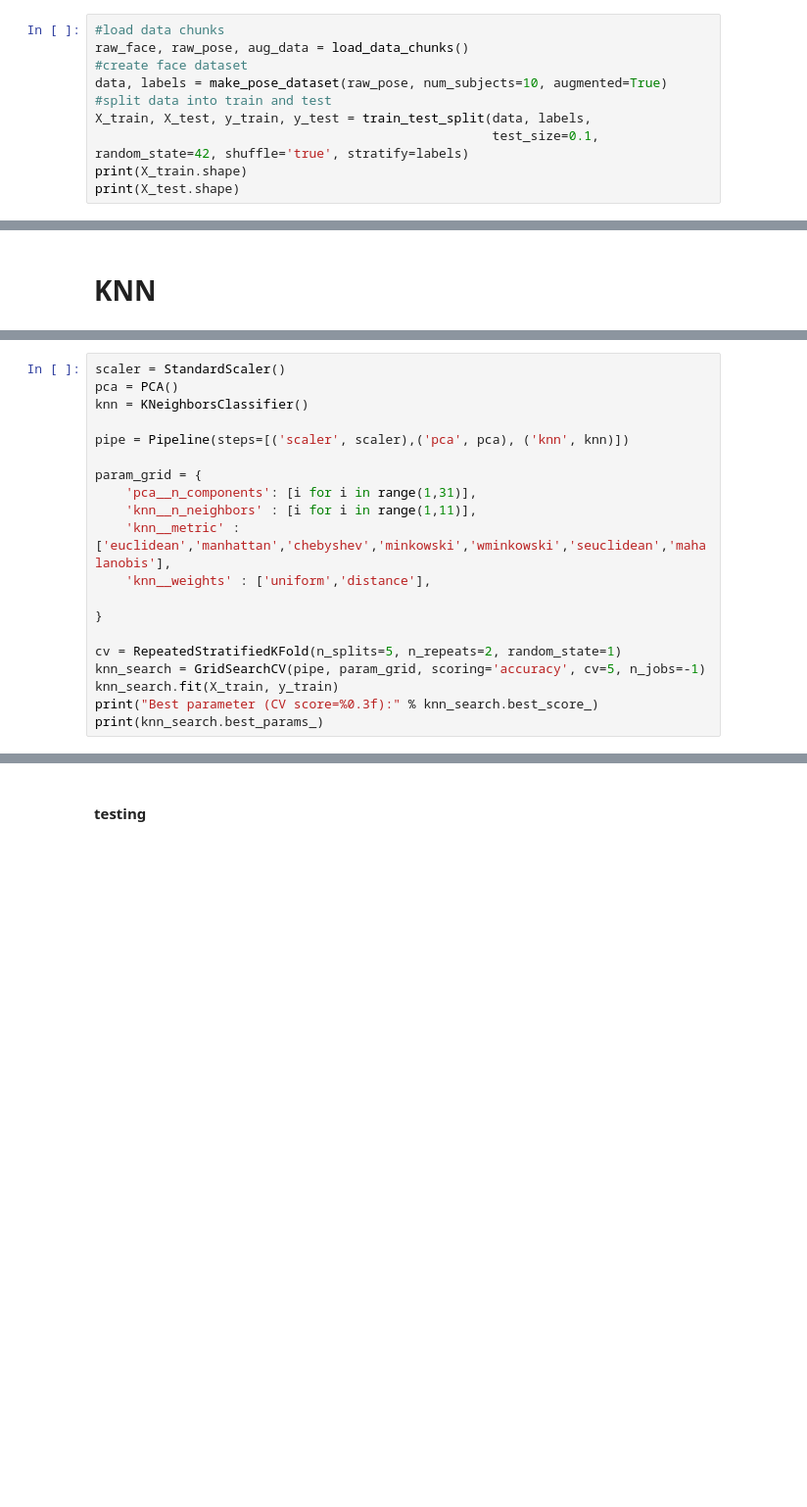
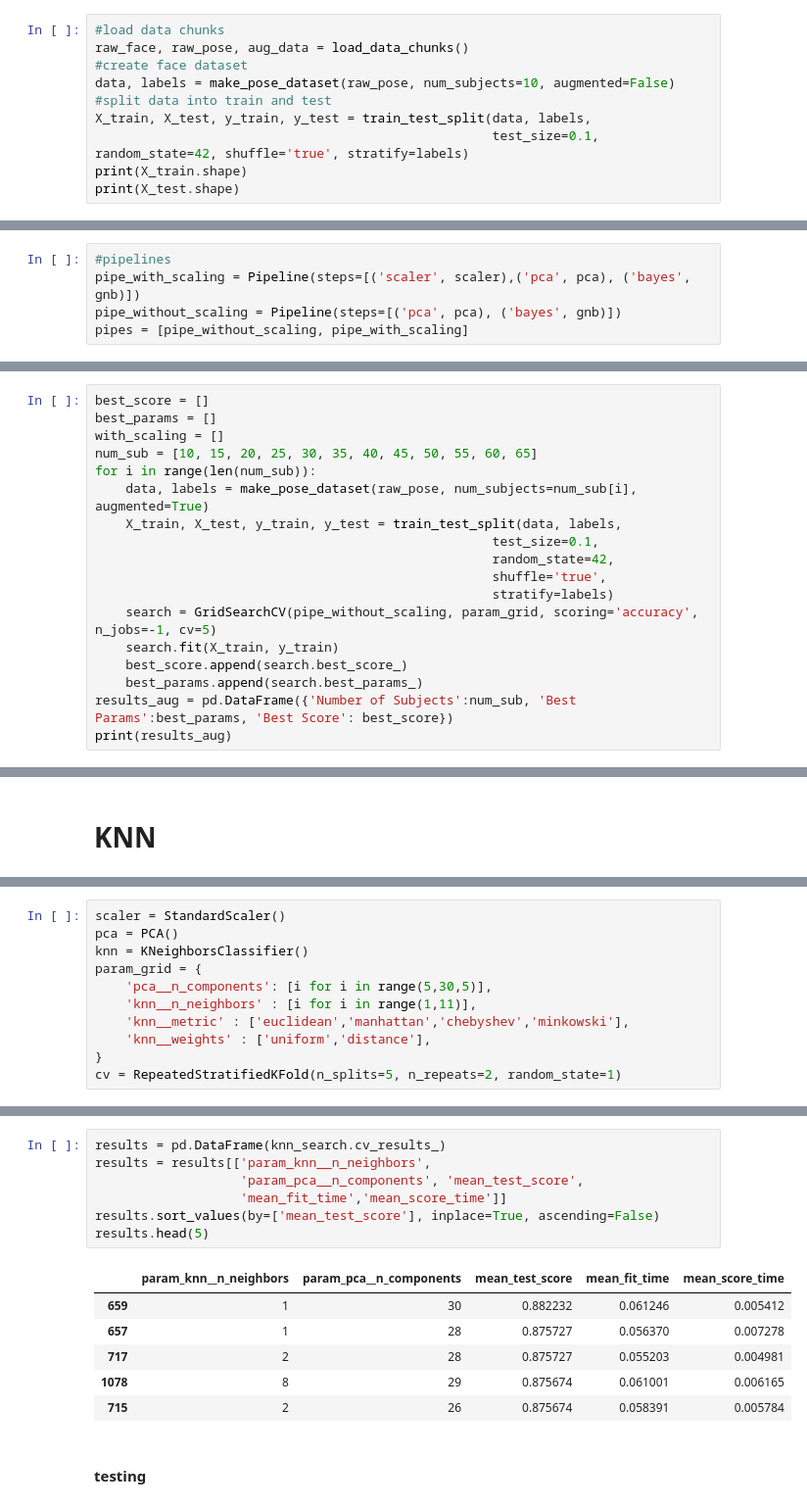
Before and after one commit to Dkashkett/Image_classification_, a Jupyter notebook: Task2.ipynb, the cells around one changed output, grey strips where cells are left out. Shown at 98% size. Cells and saved outputs as stored; diff of their text form; blank space fills up the shorter version.

```diff
--- a/Task2.ipynb
+++ b/Task2.ipynb
@@ -145,7 +146,7 @@ def make_pose_dataset(raw_pose, num_subjects, augmented=False):
 #load data chunks
 raw_face, raw_pose, aug_data = load_data_chunks()
 #create face dataset
-data, labels = make_pose_dataset(raw_pose, num_subjects=10, augmented=True)
+data, labels = make_pose_dataset(raw_pose, num_subjects=10, augmented=False)
 #split data into train and test
 X_train, X_test, y_train, y_test = train_test_split(data, labels,
                                                     test_size=0.1, random_state=42, shuffle='true', stratify=labels)
@@ -189,0 +179,5 @@ Best parameter (CV score=0.882):
+# %%
+#pipelines
+pipe_with_scaling = Pipeline(steps=[('scaler', scaler),('pca', pca), ('bayes', gnb)])
+pipe_without_scaling = Pipeline(steps=[('pca', pca), ('bayes', gnb)])
+pipes = [pipe_without_scaling, pipe_with_scaling]
@@ -189,0 +216,18 @@ Best parameter (CV score=0.882):
+# %%
+best_score = []
+best_params = []
+with_scaling = []
+num_sub = [10, 15, 20, 25, 30, 35, 40, 45, 50, 55, 60, 65]
+for i in range(len(num_sub)):
+    data, labels = make_pose_dataset(raw_pose, num_subjects=num_sub[i], augmented=True)
+    X_train, X_test, y_train, y_test = train_test_split(data, labels,
+                                                    test_size=0.1,
+                                                    random_state=42,
+                                                    shuffle='true',
+                                                    stratify=labels)
+    search = GridSearchCV(pipe_without_scaling, param_grid, scoring='accuracy', n_jobs=-1, cv=5)
+    search.fit(X_train, y_train)
+    best_score.append(search.best_score_)
+    best_params.append(search.best_params_)
+results_aug = pd.DataFrame({'Number of Subjects':num_sub, 'Best Params':best_params, 'Best Score': best_score})
+print(results_aug)
@@ -208,19 +308,10 @@ model_eval(bayes_search, X_test, y_test)
 scaler = StandardScaler()
 pca = PCA()
 knn = KNeighborsClassifier()
-
-pipe = Pipeline(steps=[('scaler', scaler),('pca', pca), ('knn', knn)])
-
 param_grid = {
-    'pca__n_components': [i for i in range(1,31)],
+    'pca__n_components': [i for i in range(5,30,5)],
     'knn__n_neighbors' : [i for i in range(1,11)],
-    'knn__metric' : ['euclidean','manhattan','chebyshev','minkowski','wminkowski','seuclidean','mahalanobis'],
+    'knn__metric' : ['euclidean','manhattan','chebyshev','minkowski'],
     'knn__weights' : ['uniform','distance'],
-
 }
-
 cv = RepeatedStratifiedKFold(n_splits=5, n_repeats=2, random_state=1)
-knn_search = GridSearchCV(pipe, param_grid, scoring='accuracy', cv=5, n_jobs=-1)
-knn_search.fit(X_train, y_train)
-print("Best parameter (CV score=%0.3f):" % knn_search.best_score_)
-print(knn_search.best_params_)
@@ -230,3 +356,17 @@ Best parameter (CV score=0.879):
+# %%
+results = pd.DataFrame(knn_search.cv_results_)
+results = results[['param_knn__n_neighbors',
+                   'param_pca__n_components', 'mean_test_score',
+                   'mean_fit_time','mean_score_time']]
+results.sort_values(by=['mean_test_score'], inplace=True, ascending=False)
+results.head(5)
+# %% [output]
+|  | param_knn__n_neighbors | param_pca__n_components | mean_test_score | mean_fit_time | mean_score_time |
+| 659 | 1 | 30 | 0.882232 | 0.061246 | 0.005412 |
+| 657 | 1 | 28 | 0.875727 | 0.056370 | 0.007278 |
+| 717 | 2 | 28 | 0.875727 | 0.055203 | 0.004981 |
+| 1078 | 8 | 29 | 0.875674 | 0.061001 | 0.006165 |
+| 715 | 2 | 26 | 0.875674 | 0.058391 | 0.005784 |
 # %% [markdown]
 #### testing
 # %%
```
Also changed, not shown: parts of 18 cells of this notebook, 3 other files.
